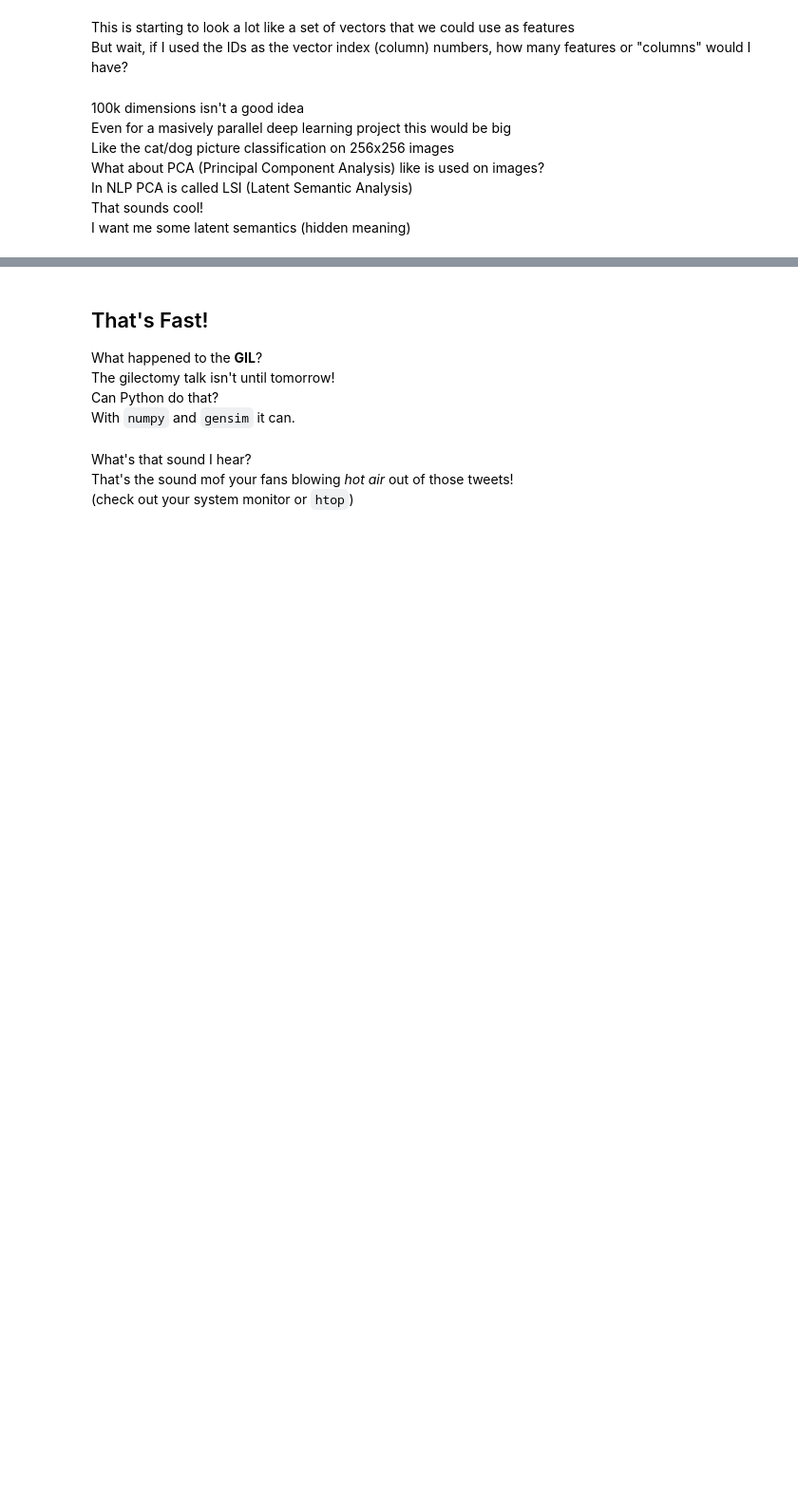
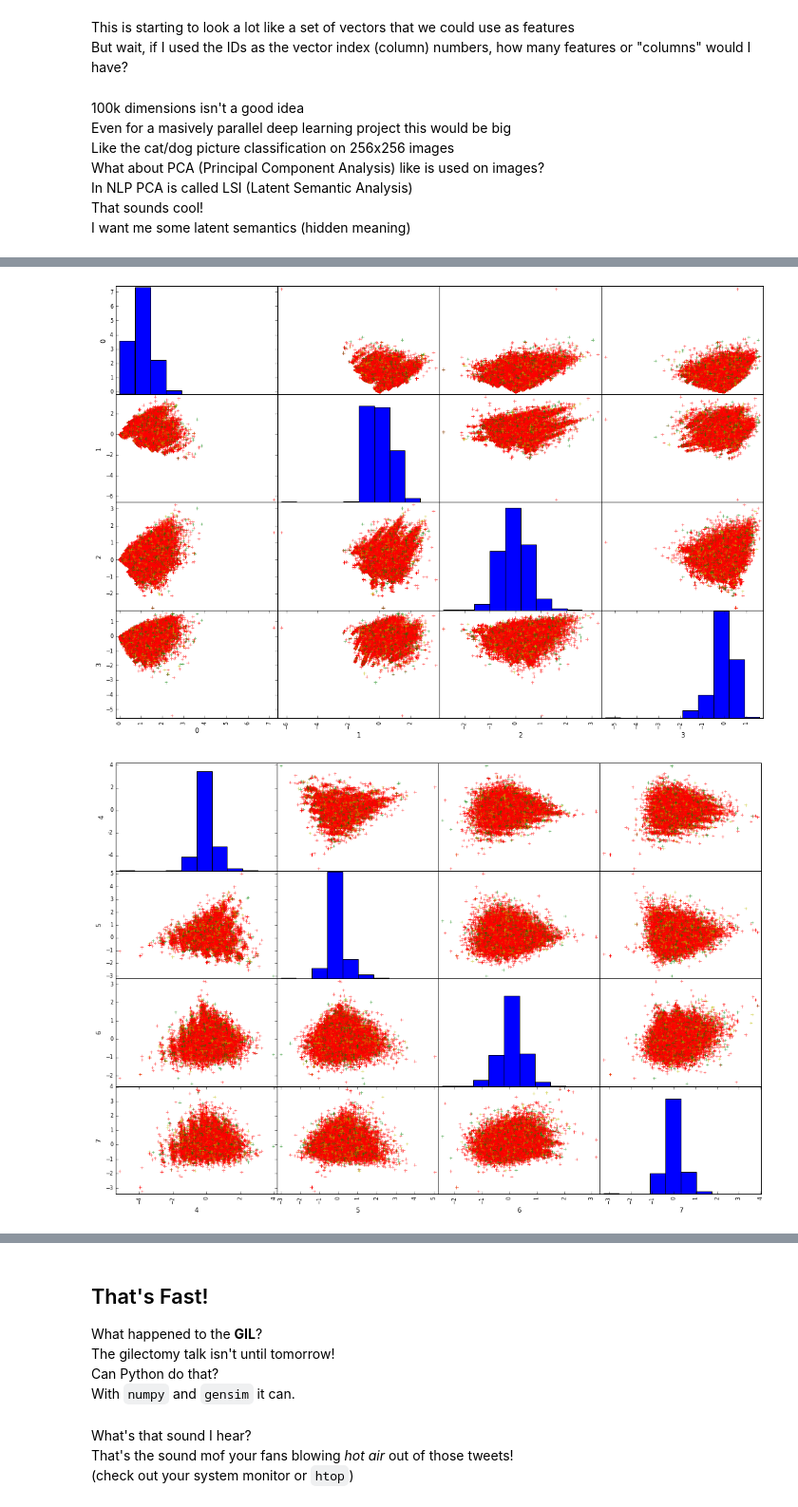
Before and after one commit to zyy1659949090/AgileMachineLearning, a Jupyter notebook: docs/nlp/notebooks/09 Features -- LSI with Gensim.ipynb, the cells around one changed output, grey strips where cells are left out. Shown at 95% size. Cells and saved outputs as stored; diff of their text form; code cells hidden in the pictures; blank space fills up the shorter version.

```diff
--- a/docs/nlp/notebooks/09 Features -- LSI with Gensim.ipynb
+++ b/docs/nlp/notebooks/09 Features -- LSI with Gensim.ipynb
@@ -90,0 +45,5 @@ tfidf.num_docs
+# %%
+vocab = Dictionary.from_documents(([str(s) for s in row]for row in df.txt.str.split()))
+tfidf = TfidfModel(id2word=vocab, dictionary=vocab)
+# tfidf = TfidfModel.load(os.path.join(DATA_PATH, 'tfidf'))
+tfidf.num_docs
@@ -91,5 +52,5 @@ tfidf.num_docs
 # %%
-bows = pd.Series(vocab.doc2bow(toks) for toks in corpus.tokens)
+bows = pd.Series(vocab.doc2bow(toks) for toks in df.txt.str.split())
 bows
 # %% [output]
 0         [(0, 1), (1, 1), (2, 1), (3, 1), (4, 1), (5, 1...
@@ -153,0 +161,4 @@ lsi
+# %%
+topics = lsi[bows]
+df_topics = pd.DataFrame([dict(d) for d in topics], index=df.index, columns=range(100))
+df_topics['favorites'] = np.ceil(numbers.favorite_count ** .13).astype(int)
@@ -153,0 +183,5 @@ lsi
+# %%
+scatmat(df_topics)
+# %% [output]
+[figure, added]
+[figure, added]
```
Also changed, not shown: parts of 22 cells of this notebook, 21 other files.
